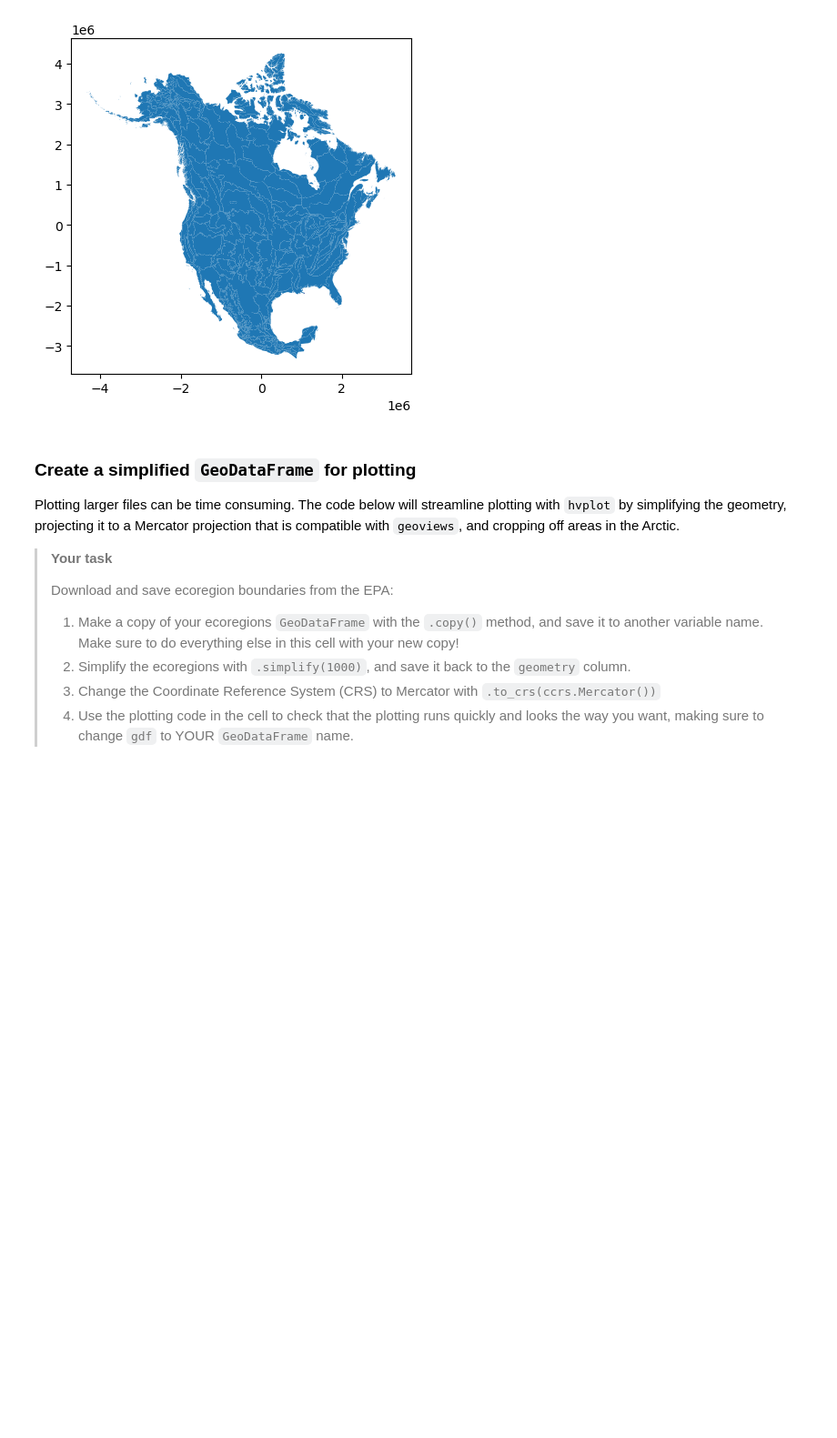
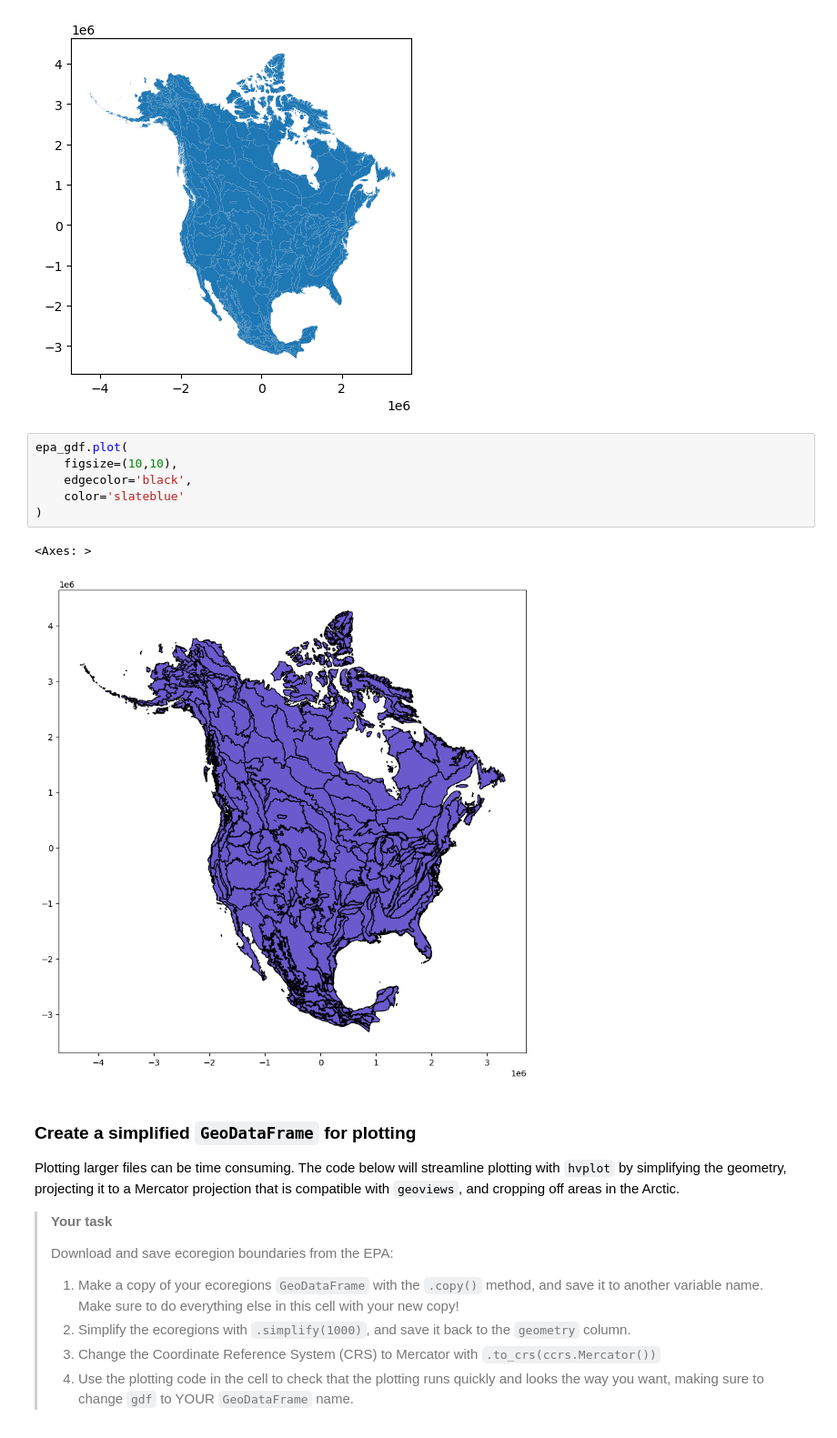
Before and after one commit to cu-esiil-edu/stars-02-species-distribution-ESchultz2024, a Jupyter notebook: species-distribution.ipynb, the cells around one changed output. Shown: that part at 91% size. Saved outputs shown, nothing was run; the diff lists cells and outputs as text; blank space fills up the shorter version.

```diff
--- a/species-distribution.ipynb
+++ b/species-distribution.ipynb
@@ -187,6 +183,15 @@ epa_gdf.plot()
 # %% [output]
 <Axes: >
 [figure]
+# %%
+epa_gdf.plot(
+    figsize=(10,10),
+    edgecolor='black',
+    color='slateblue'
+)
+# %% [output]
+<Axes: >
+[figure, added]
 # %% [markdown]
 ### Create a simplified `GeoDataFrame` for plotting
 
```
Also changed, not shown: parts of 5 cells of this notebook.
